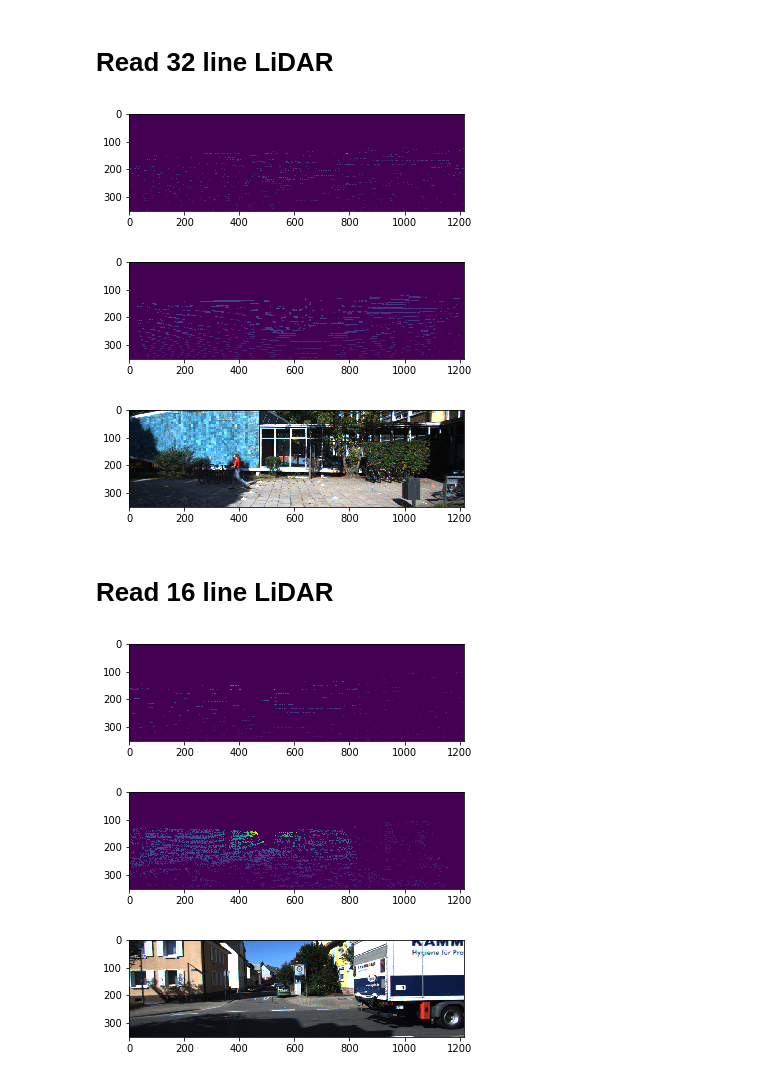
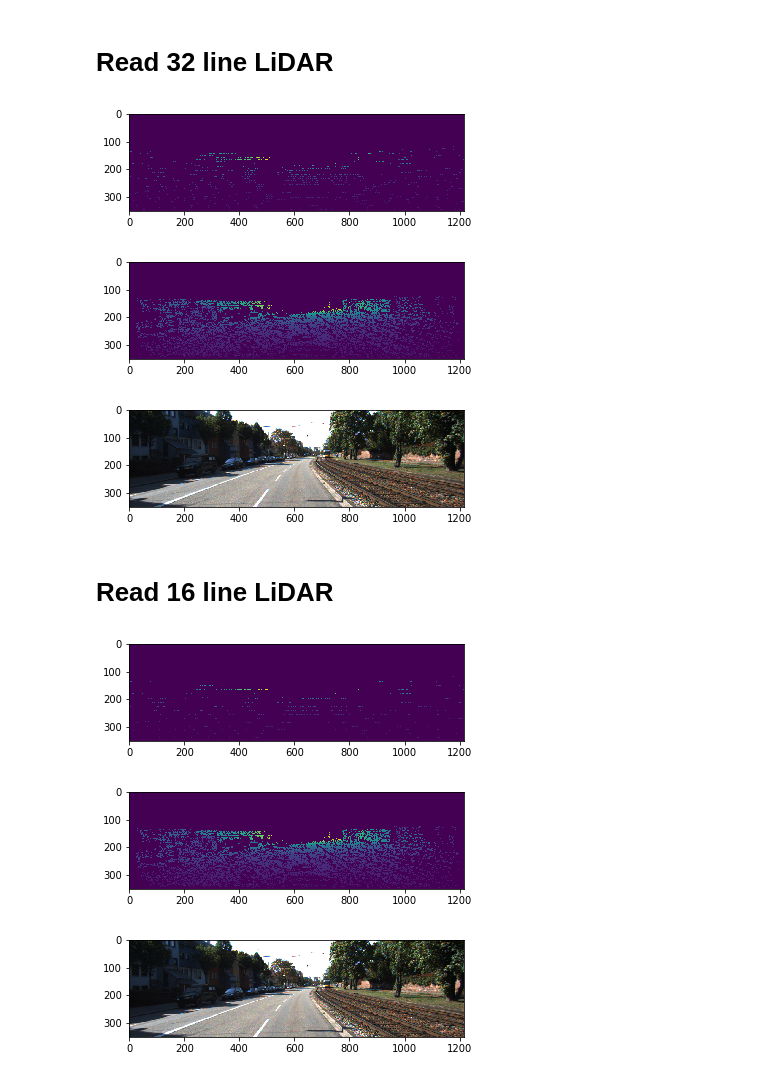
Before and after one commit to Madhan-Sureshbabu/Depth-Completion-from-Low-res-LiDAR-and-monocular-camera, a Jupyter notebook: Data_loader_Example.ipynb, the cells around one changed output. Drawn from its saved outputs; the diff is of its cells as text; code cells hidden in the pictures.

```diff
--- a/Data_loader_Example.ipynb
+++ b/Data_loader_Example.ipynb
@@ -28,15 +41,15 @@ lidar_batch,gt_batch,img_batch=data_loader.read_batch(1)
 # %%
-plt.imshow(lidar_batch[0,:,:,0])
+plt.imshow(lidar_frames[0,:,:,0])
 plt.show()
-plt.imshow(gt_batch[0,:,:,0])
+plt.imshow(gt_frames[0,:,:,0])
 plt.show()
-plt.imshow(img_batch[0,:,:,:3])
+plt.imshow(img_frames[0,:,:,:3])
 plt.show()
 # %% [output]
-[figure, old version]
+[figure, new version]
-[figure, old version]
+[figure, new version]
-[figure, old version]
+[figure, new version]
 # %% [markdown]
 #  Read 16 line LiDAR
 # %%
-data_loader=Data_load(input_line=16)
+data_loader=Data_load(input_line=16, frames=5)
@@ -45,11 +56,13 @@ lidar_batch,gt_batch,img_batch=data_loader.read_batch(1)
+# %%
+lidar_frames,gt_frames,img_frames=data_loader.read_frames()
 # %%
-plt.imshow(lidar_batch[0,:,:,0])
+plt.imshow(lidar_frames[0,:,:,0])
 plt.show()
-plt.imshow(gt_batch[0,:,:,0])
+plt.imshow(gt_frames[0,:,:,0])
 plt.show()
-plt.imshow(img_batch[0,:,:,:3])
+plt.imshow(img_frames[0,:,:,:3])
 plt.show()
 # %% [output]
-[figure, old version]
+[figure, new version]
-[figure, old version]
+[figure, new version]
-[figure, old version]
+[figure, new version]
```
Also changed, not shown: parts of 9 cells of this notebook, 1 other file.
